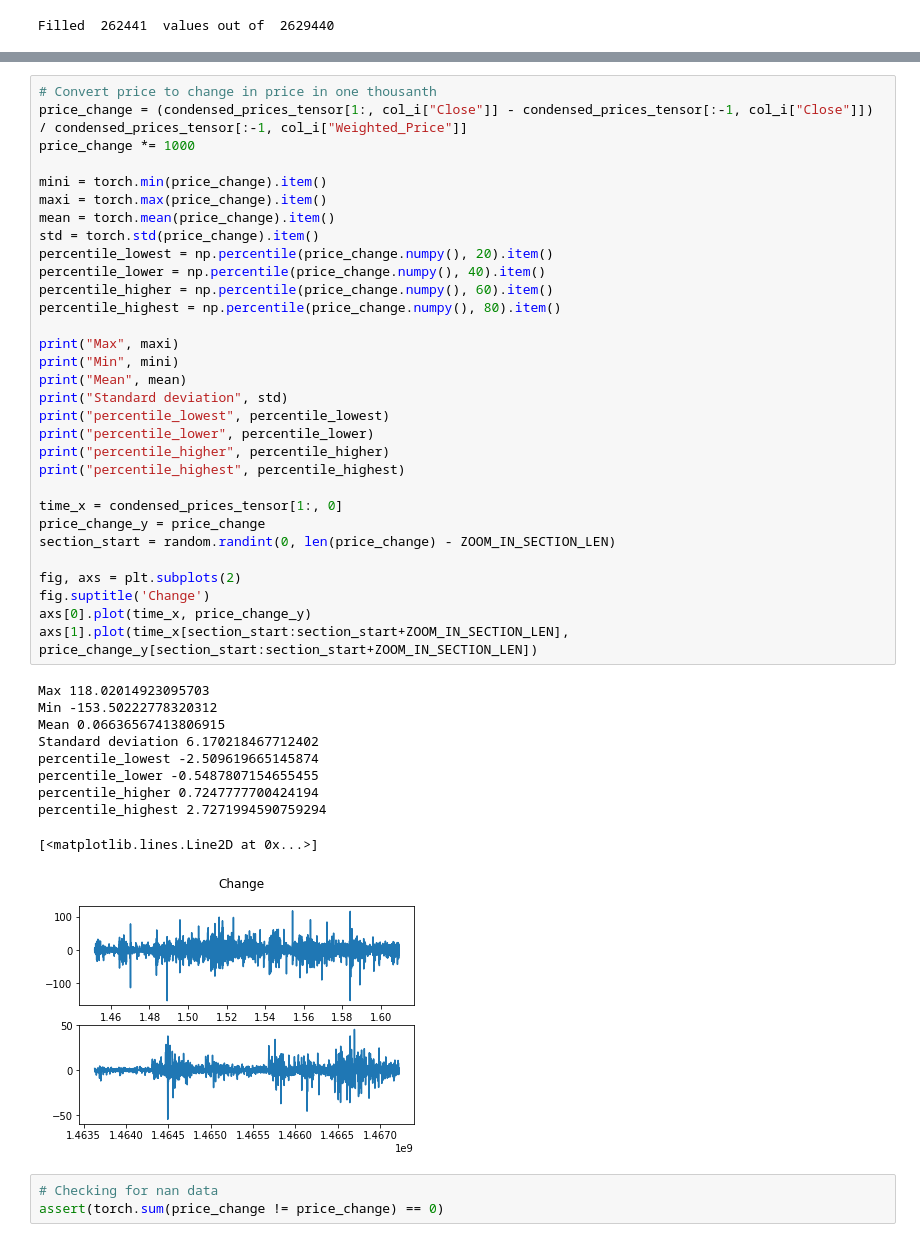
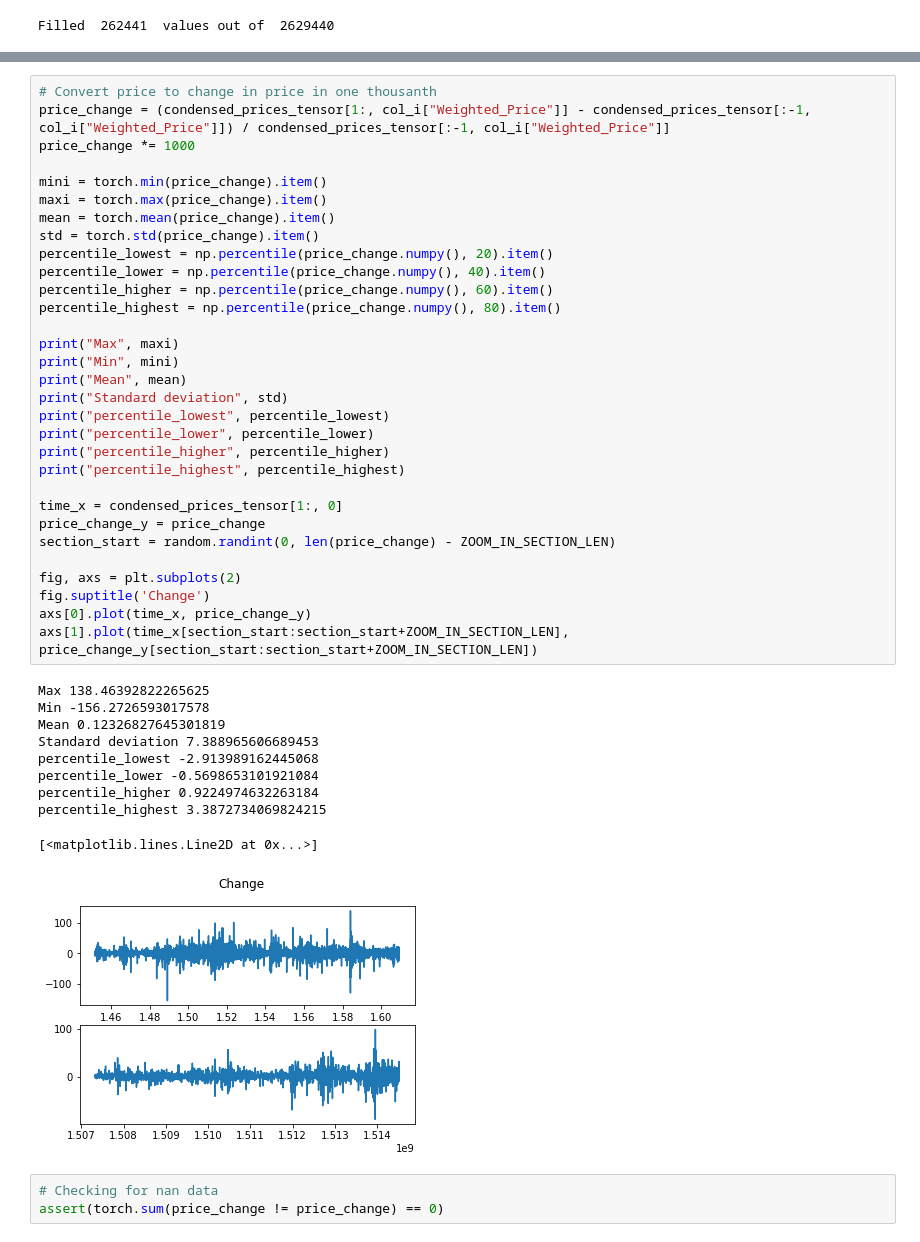
Before and after one commit to yuc016/PricePredictor, a Jupyter notebook: data/kaggle/make_training_data.ipynb, the cells around one changed output, grey strips where cells are left out. Cells and saved outputs as stored; diff of their text form.

```diff
--- a/data/kaggle/make_training_data.ipynb
+++ b/data/kaggle/make_training_data.ipynb
@@ -186,46 +193,46 @@ Standard deviation of Weighted_Price 4661.4013671875
 # axs.plot(x, y)
 # %%
 # Convert price to change in price in one thousanth
-price_change = (condensed_prices_tensor[1:, col_i["Close"]] - condensed_prices_tensor[:-1, col_i["Close"]]) / condensed_prices_tensor[:-1, col_i["Weighted_Price"]]
+price_change = (condensed_prices_tensor[1:, col_i["Weighted_Price"]] - condensed_prices_tensor[:-1, col_i["Weighted_Price"]]) / condensed_prices_tensor[:-1, col_i["Weighted_Price"]]
 price_change *= 1000
 
 mini = torch.min(price_change).item()
 maxi = torch.max(price_change).item()
 mean = torch.mean(price_change).item()
 std = torch.std(price_change).item()
 percentile_lowest = np.percentile(price_change.numpy(), 20).item()
 percentile_lower = np.percentile(price_change.numpy(), 40).item()
 percentile_higher = np.percentile(price_change.numpy(), 60).item()
 percentile_highest = np.percentile(price_change.numpy(), 80).item()
 
 print("Max", maxi)
 print("Min", mini)
 print("Mean", mean)
 print("Standard deviation", std)
 print("percentile_lowest", percentile_lowest)
 print("percentile_lower", percentile_lower)
 print("percentile_higher", percentile_higher)
 print("percentile_highest", percentile_highest)
 
 time_x = condensed_prices_tensor[1:, 0]
 price_change_y = price_change
 section_start = random.randint(0, len(price_change) - ZOOM_IN_SECTION_LEN)
 
 fig, axs = plt.subplots(2)
 fig.suptitle('Change')
 axs[0].plot(time_x, price_change_y)
 axs[1].plot(time_x[section_start:section_start+ZOOM_IN_SECTION_LEN], price_change_y[section_start:section_start+ZOOM_IN_SECTION_LEN])
 # %% [output]
-Max 118.02014923095703
-Min -153.50222778320312
-Mean 0.06636567413806915
-Standard deviation 6.170218467712402
-percentile_lowest -2.509619665145874
-percentile_lower -0.5487807154655455
-percentile_higher 0.7247777700424194
-percentile_highest 2.7271994590759294
+Max 138.46392822265625
+Min -156.2726593017578
+Mean 0.12326827645301819
+Standard deviation 7.388965606689453
+percentile_lowest -2.913989162445068
+percentile_lower -0.5698653101921084
+percentile_higher 0.9224974632263184
+percentile_highest 3.3872734069824215
 [<matplotlib.lines.Line2D at 0x...>]
-[figure, old version]
+[figure, new version]
 # %%
 # Checking for nan data
 assert(torch.sum(price_change != price_change) == 0)
```
Also changed, not shown: parts of 6 cells of this notebook, 4 other files.
